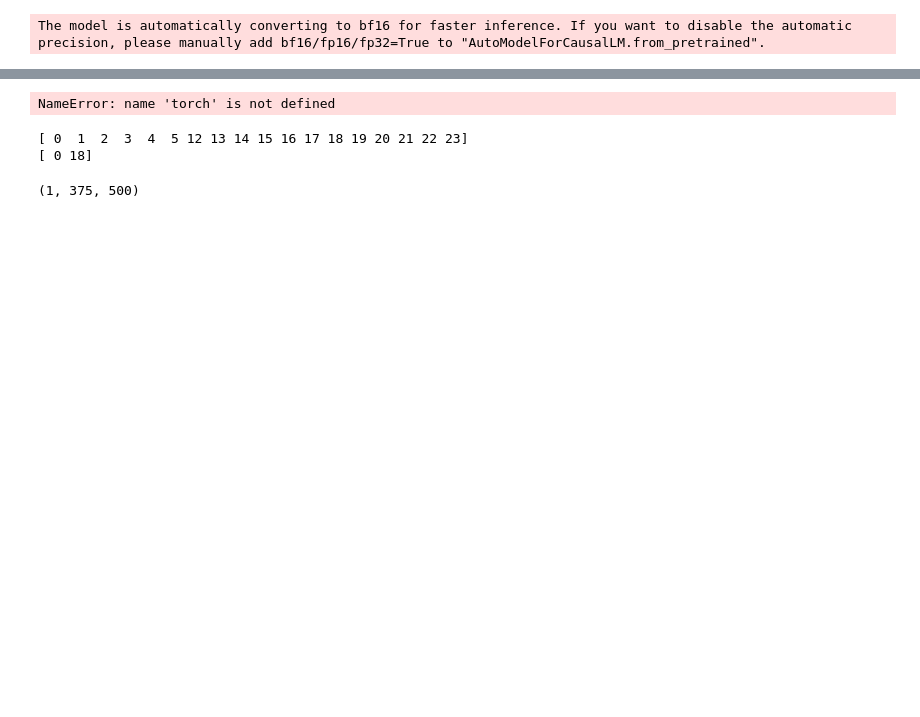
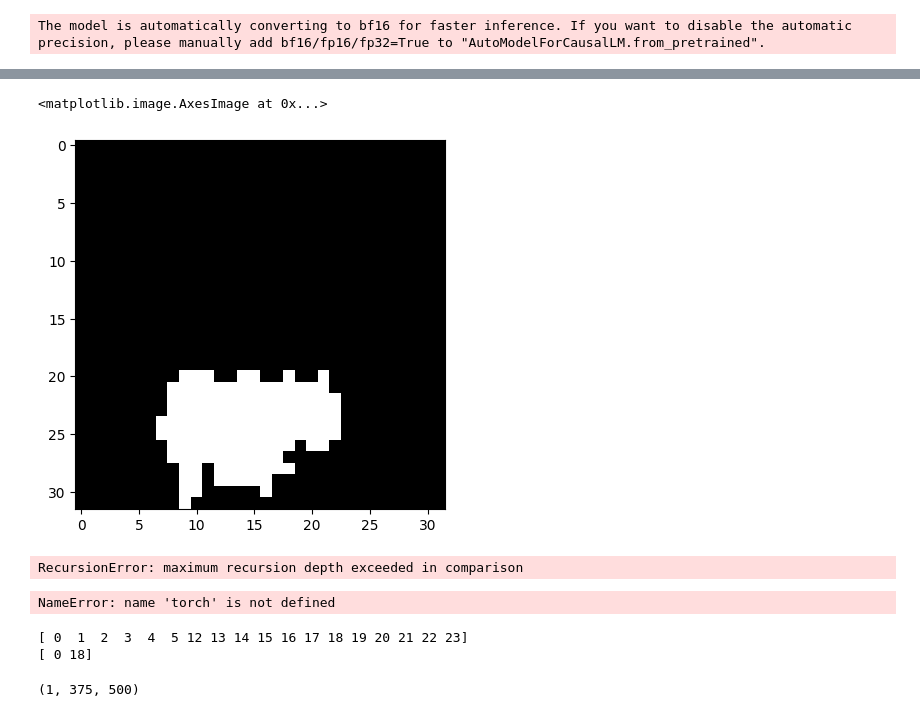
Before and after one commit to Stevetich/RVP, a Jupyter notebook: rvp/jupy.ipynb, the cells around one changed output, grey strips where cells are left out. Drawn from its saved outputs; the diff is of its cells as text; code cells hidden in the pictures; blank space fills up the shorter version.

```diff
--- a/rvp/jupy.ipynb
+++ b/rvp/jupy.ipynb
@@ -141,3 +290,79 @@ NameError: name 'masks' is not defined
+# %%
+structure = [
+    [0, 1, 0],
+    [1, 1, 1],
+    [0, 1, 0]
+]
+reversed_mask = masks[2, 0].logical_not()
+l, n = label(reversed_mask, structure=structure)
+
+for lbl in range(1, n + 1):
+    if np.sum(lbl == l) <= 3:
+        # print (lbl)
+        masks[2, 0][lbl == l] = 1
+
+plt.imshow(masks[2, 0], cmap='gray', interpolation='none')
+# %% [output]
+<matplotlib.image.AxesImage at 0x...>
+[figure, added]
+# %%
+# Recursive
+def dfs(matrix, i, j):
+    if i < 0 or i >= len(matrix) or j < 0 or j >= len(matrix[0]) or matrix[i][j] != 1:
+        return 0
+    # Mark the cell as visited
+    matrix[i][j] = -1
+    size = 1  # current cell
+    # visit all neighbors
+    for row in range(i-1, i+2):
+        for col in range(j-1, j+2):
+            if (row != i or col != j) and (0 <= row < len(matrix)) and (0 <= col < len(matrix[0])):
+                size += dfs(matrix, row, col)
+    return size
+
+# Iterative
+def dfs(matrix, i, j):
+    stack = [(i, j)]
+    size = 0
+    while stack:
+        x, y = stack.pop()
+        if 0 <= x < matrix.shape[0] and 0 <= y < matrix.shape[1] and matrix[x][y] == 1:
+            size += 1
+            matrix[x][y] = -1
+            for dx in [-1, 0, 1]:
+                for dy in [-1, 0, 1]:
+                    if dx != 0 or dy != 0:
+                        stack.append((x + dx, y + dy))
+    return size
+
+def remove_single_islands(matrix):
+    for i in range(len(matrix)):
+        for j in range(len(matrix[0])):
+            if matrix[i][j] == 1:
+                # Start DFS if the cell is 1
+                size = dfs(matrix, i, j)
+                # If the island size is 1, change the original matrix cell to 0
+                if size == 1:
+                    matrix[i][j] = 0
+                else:
+                    # Restore the visited cells
+                    restore_visited(matrix, i, j)
+    return matrix
+
+def restore_visited(matrix, i, j):
+    if i < 0 or i >= len(matrix) or j < 0 or j >= len(matrix[0]) or matrix[i][j] != -1:
+        return
+    matrix[i][j] = 1  # restore cell
+    # visit all neighbors
+    for row in range(i-1, i+2):
+        for col in range(j-1, j+2):
+            if (row != i or col != j) and (0 <= row < len(matrix)) and (0 <= col < len(matrix[0])):
+                restore_visited(matrix, row, col)
+
+
+print(remove_single_islands(resized))
+# %% [output]
+RecursionError: maximum recursion depth exceeded in comparison
 # %%
 color = torch.tensor([[255, 0, 0], [0, 255, 0], [0, 0, 255]]) # R G B
 Red = color[0].reshape(1, 3, 1, 1)
```
Also changed, not shown: parts of 14 cells of this notebook, 33 other files.
